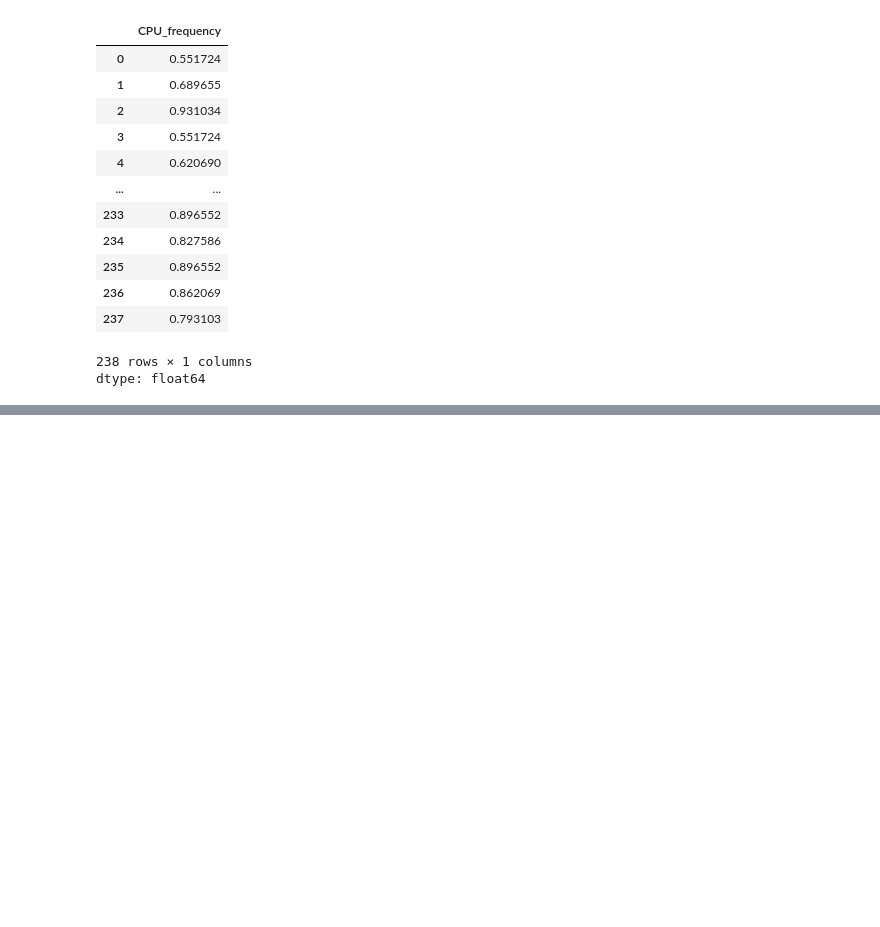
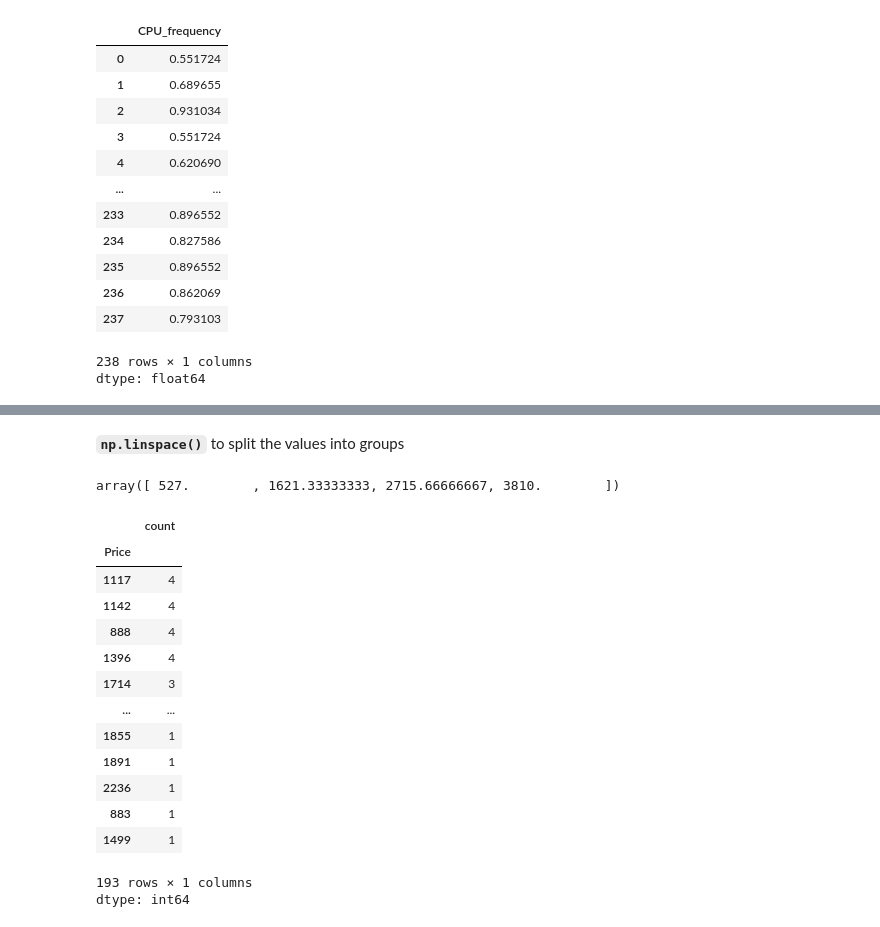
Before and after one commit to sayanarajasekhar/pandas, a Jupyter notebook: Data_Wrangling_Practice.ipynb, the cells around one changed output, grey strips where cells are left out. Saved outputs shown, nothing was run; the diff lists cells and outputs as text; code cells hidden in the pictures; blank space fills up the shorter version.

```diff
--- a/Data_Wrangling_Practice.ipynb
+++ b/Data_Wrangling_Practice.ipynb
@@ -352,0 +358,7 @@ dtype: float64
+# %% [markdown]
+**`np.linspace()`** to split the values into groups
+# %%
+bins = np.linspace(min(df["Price"]), max(df["Price"]), 4)
+bins
+# %% [output]
+array([ 527.        , 1621.33333333, 2715.66666667, 3810.        ])
@@ -352,0 +367,18 @@ dtype: float64
+# %%
+df['Price'].value_counts()
+# %% [output]
+|  | count |
+| Price |  |
+| 1117 | 4 |
+| 1142 | 4 |
+| 888 | 4 |
+| 1396 | 4 |
+| 1714 | 3 |
+| ... | ... |
+| 1855 | 1 |
+| 1891 | 1 |
+| 2236 | 1 |
+| 883 | 1 |
+| 1499 | 1 |
+193 rows × 1 columns
+dtype: int64
```
Also changed, not shown: parts of 5 cells of this notebook.
